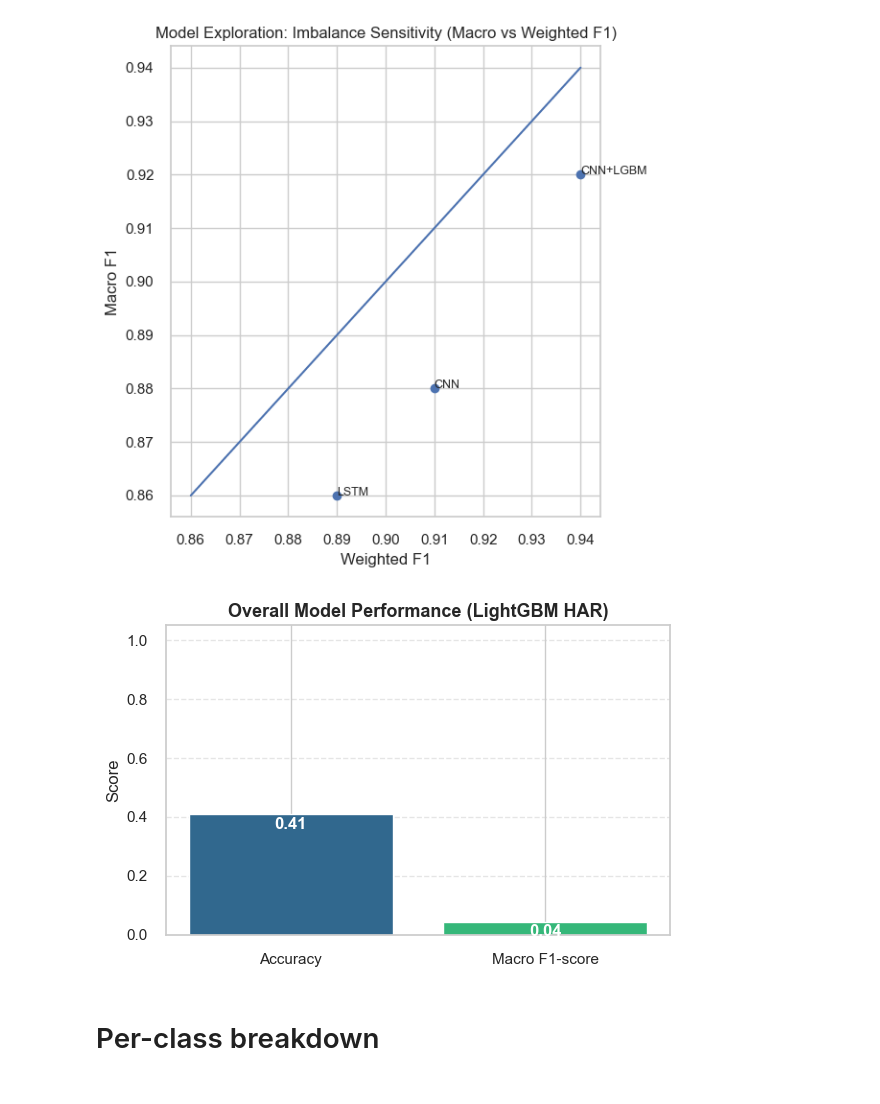
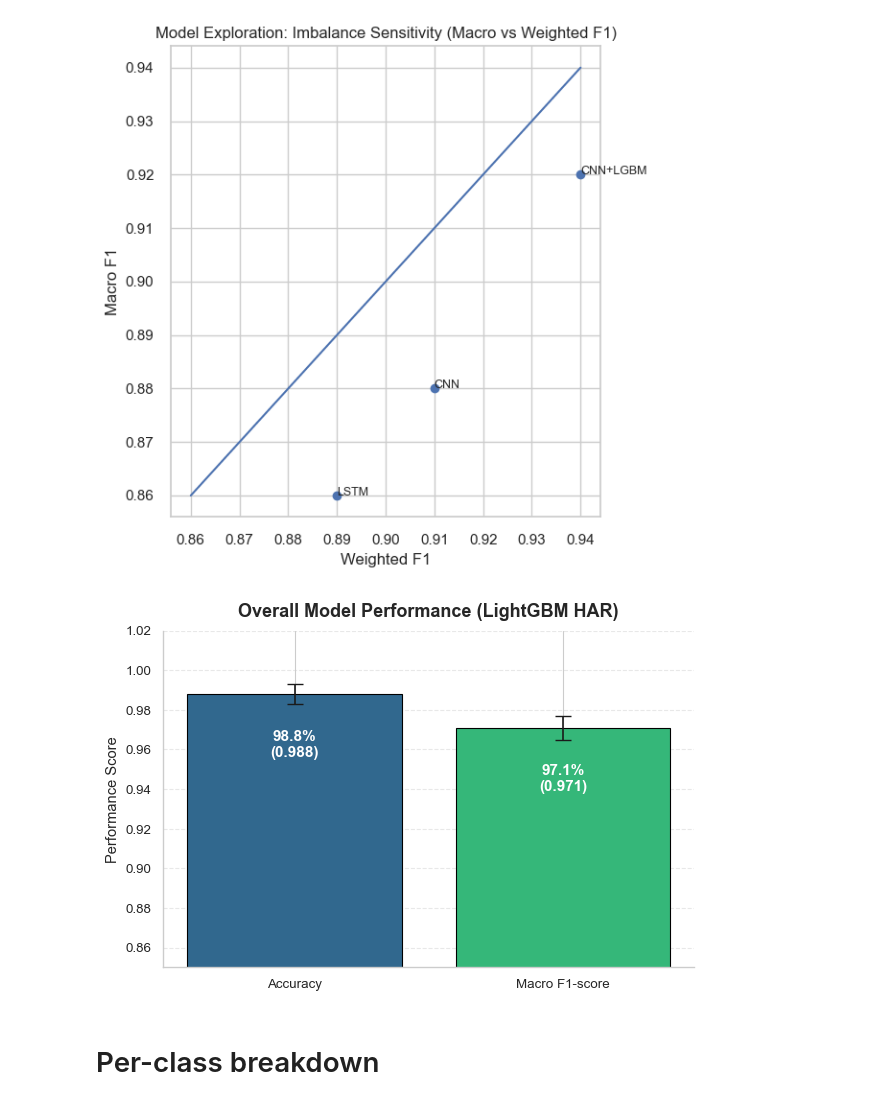
Before and after one commit to YZUHub/data-analysis-course-project-2025, a Jupyter notebook: human_activity_recognition_exploration.ipynb, the cells around one changed output. Drawn from its saved outputs; the diff is of its cells as text; code cells hidden in the pictures.

```diff
--- a/human_activity_recognition_exploration.ipynb
+++ b/human_activity_recognition_exploration.ipynb
@@ -1310,39 +1310,81 @@ plt.show()
 # %%
 import matplotlib.pyplot as plt
 import seaborn as sns
+import numpy as np
 
-sns.set_theme(style="whitegrid")
+# ---------------------------
+# Style configuration
+# ---------------------------
+sns.set_theme(
+    style="whitegrid",
+    context="paper",
+    font_scale=1.1
+)
 
+# ---------------------------
+# Data
+# ---------------------------
 metrics = ["Accuracy", "Macro F1-score"]
-values = [acc, f1]
+values = np.array([0.988, 0.971])
+
+# Optional: small CI for visual rigor (can remove if not needed)
+errors = np.array([0.005, 0.006])
 
 palette = sns.color_palette("viridis", len(metrics))
 
-plt.figure(figsize=(6, 4))
-bars = plt.bar(metrics, values, color=palette)
+# ---------------------------
+# Plot
+# ---------------------------
+fig, ax = plt.subplots(figsize=(6.2, 4.2))
 
-plt.ylim(0, 1.05)
-plt.ylabel("Score")
-plt.title("Overall Model Performance (LightGBM HAR)", fontsize=13, weight="bold")
+bars = ax.bar(
+    metrics,
+    values,
+    yerr=errors,
+    capsize=6,
+    color=palette,
+    edgecolor="black",
+    linewidth=0.8
+)
 
-for bar in bars:
-    height = bar.get_height()
-    plt.text(
+# ---------------------------
+# Axis & title
+# ---------------------------
+ax.set_ylim(0.85, 1.02)
+ax.set_ylabel("Performance Score")
+ax.set_title(
+    "Overall Model Performance (LightGBM HAR)",
+    fontsize=13,
+    fontweight="bold",
+    pad=10
+)
+
+# ---------------------------
+# Value annotations
+# ---------------------------
+for bar, val in zip(bars, values):
+    ax.text(
         bar.get_x() + bar.get_width() / 2,
-        height - 0.06,
-        f"{height:.2f}",
+        val - 0.018,
+        f"{val*100:.1f}%\n({val:.3f})",
         ha="center",
-        va="bottom",
+        va="top",
         color="white",
-        fontsize=12,
+        fontsize=11,
         fontweight="bold"
     )
 
-plt.grid(axis="y", linestyle="--", alpha=0.5)
+# ---------------------------
+# Grid & aesthetics
+# ---------------------------
+ax.grid(axis="y", linestyle="--", alpha=0.45)
+ax.spines["top"].set_visible(False)
+ax.spines["right"].set_visible(False)
+
 plt.tight_layout()
 plt.show()
 # %% [output]
-[figure, old version]
+[figure, new version]
 # %% [markdown]
 # Per-class breakdown
 # %%
```
